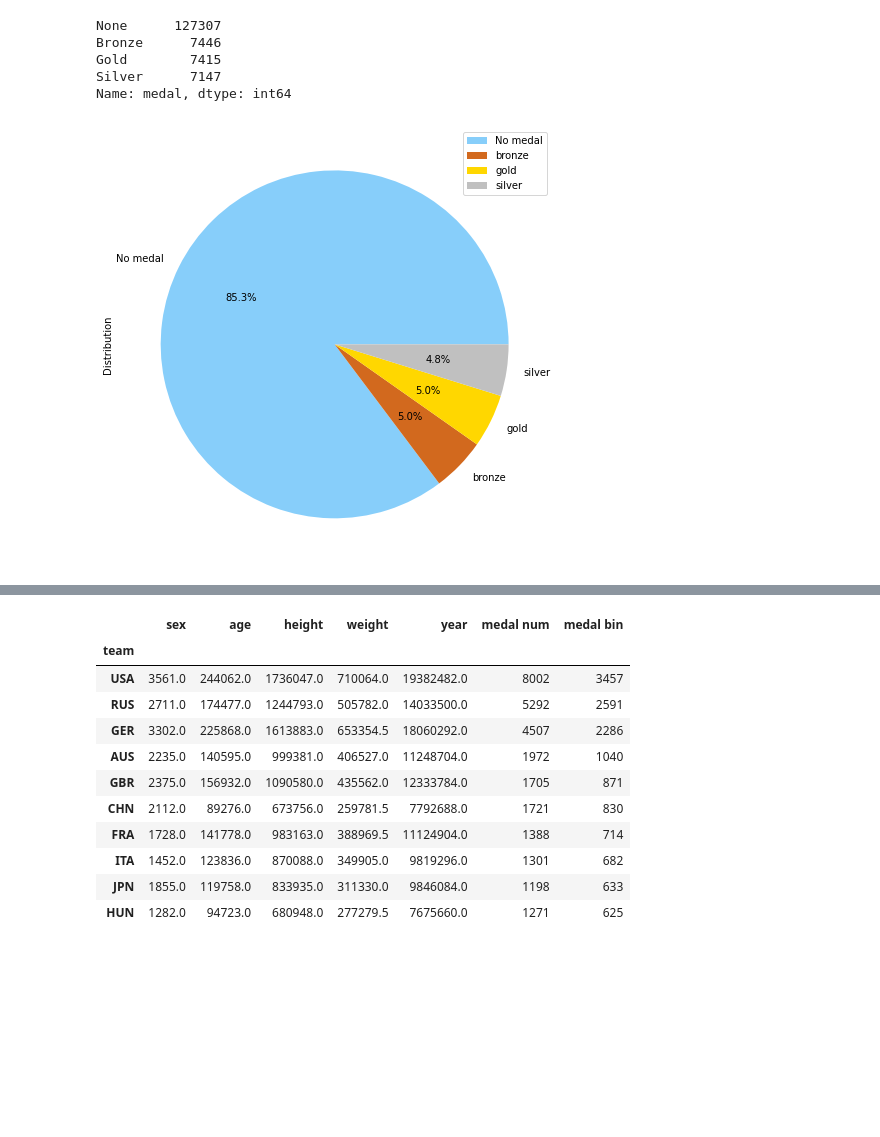
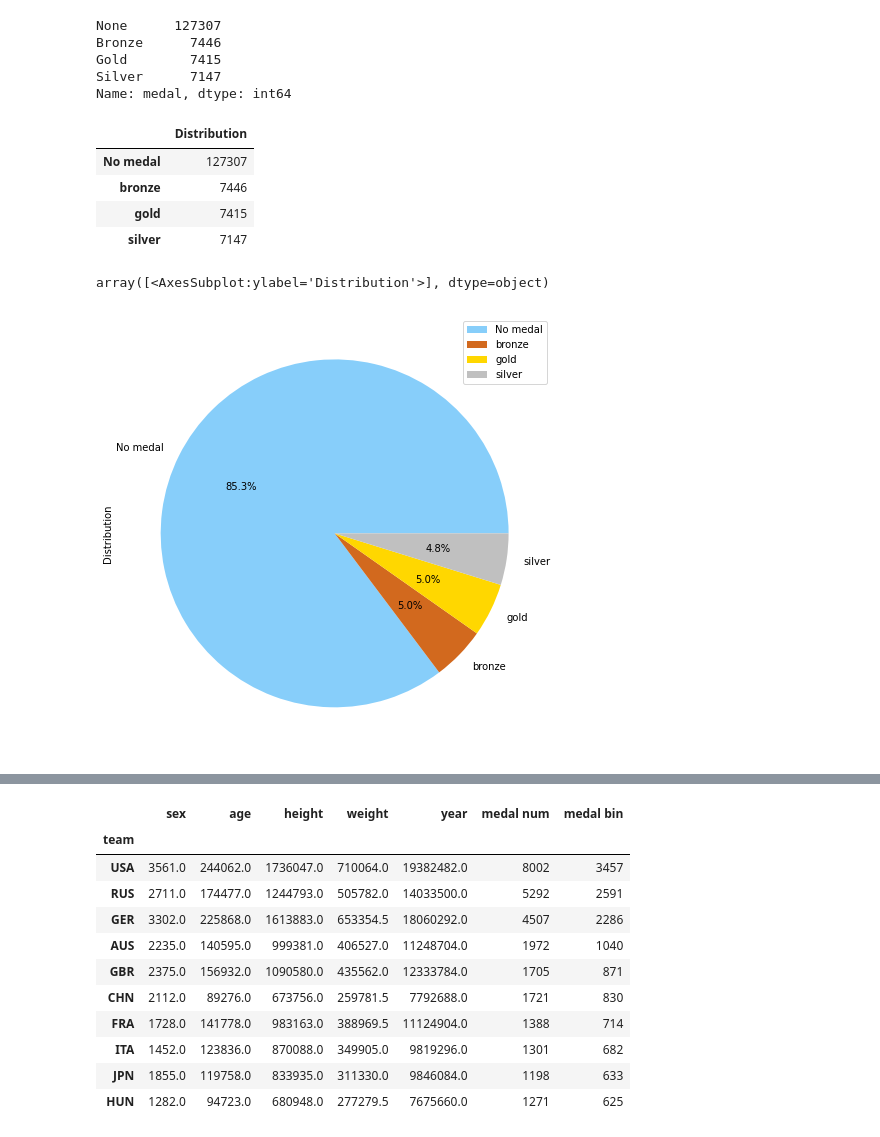
Before and after one commit to mikayosef/Olympic-Medals, a Jupyter notebook: olympic_notebook.ipynb, the cells around one changed output, grey strips where cells are left out. Cells and saved outputs as stored; diff of their text form; code cells hidden in the pictures; blank space fills up the shorter version.

```diff
--- a/olympic_notebook.ipynb
+++ b/olympic_notebook.ipynb
@@ -140,8 +140,17 @@ Bronze      7446
 Gold        7415
 Silver      7147
 Name: medal, dtype: int64
+# %%
+df_figg
+# %% [output]
+|  | Distribution |
+| No medal | 127307 |
+| bronze | 7446 |
+| gold | 7415 |
+| silver | 7147 |
 # %%
 df_figg = pd.DataFrame({"Distribution": [127307, 7446, 7415, 7147]}, index=['No medal', 'bronze', 'gold', 'silver'])
-plot = df_figg.plot.pie(figsize=(8, 8), colors=['lightskyblue','chocolate','gold','silver'], subplots=True, autopct='%1.1f%%')
+df_figg.plot.pie(figsize=(8, 8), colors=['lightskyblue','chocolate','gold','silver'], subplots=True, autopct='%1.1f%%')
 # %% [output]
+array([<AxesSubplot:ylabel='Distribution'>], dtype=object)
 [figure]
```
Also changed, not shown: parts of 7 cells of this notebook, 5 other files.
